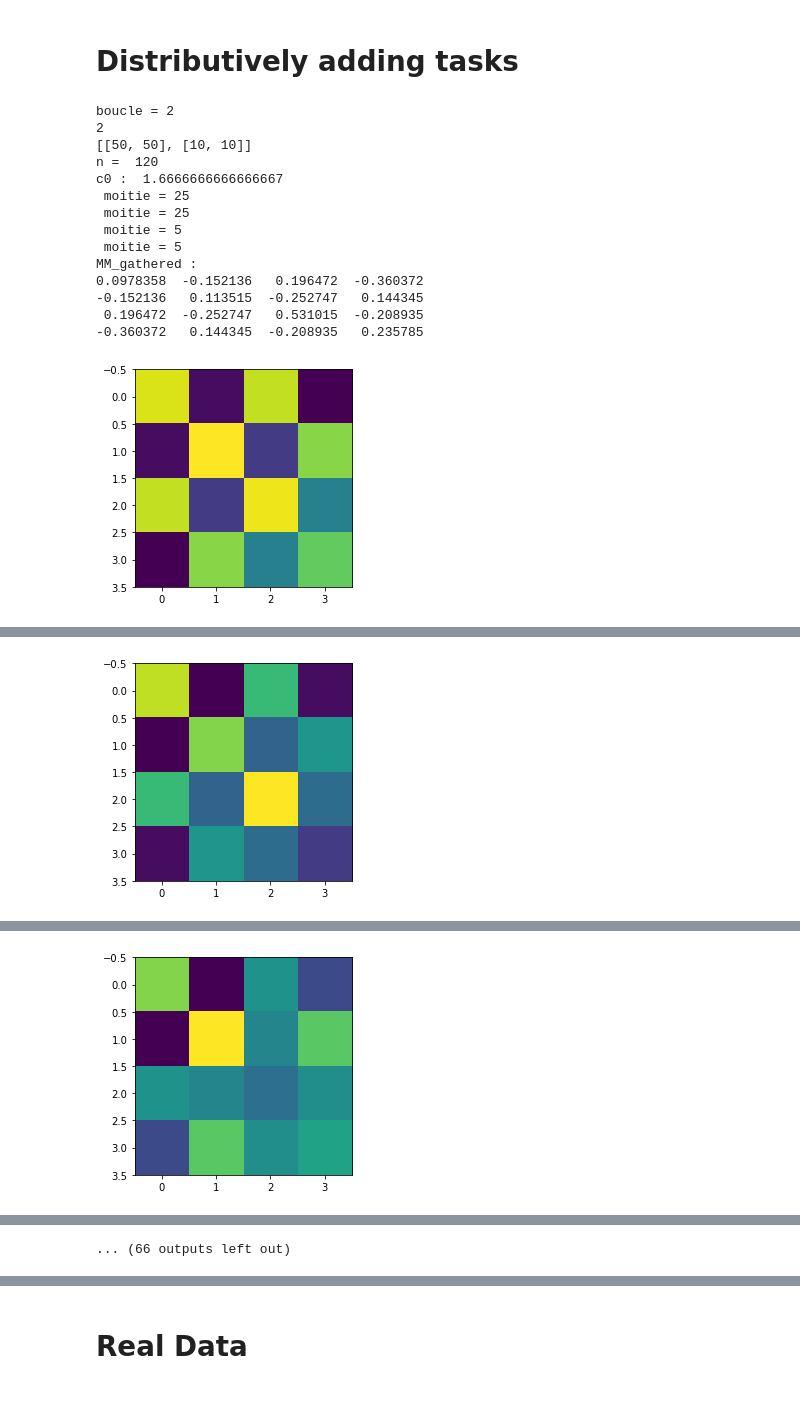
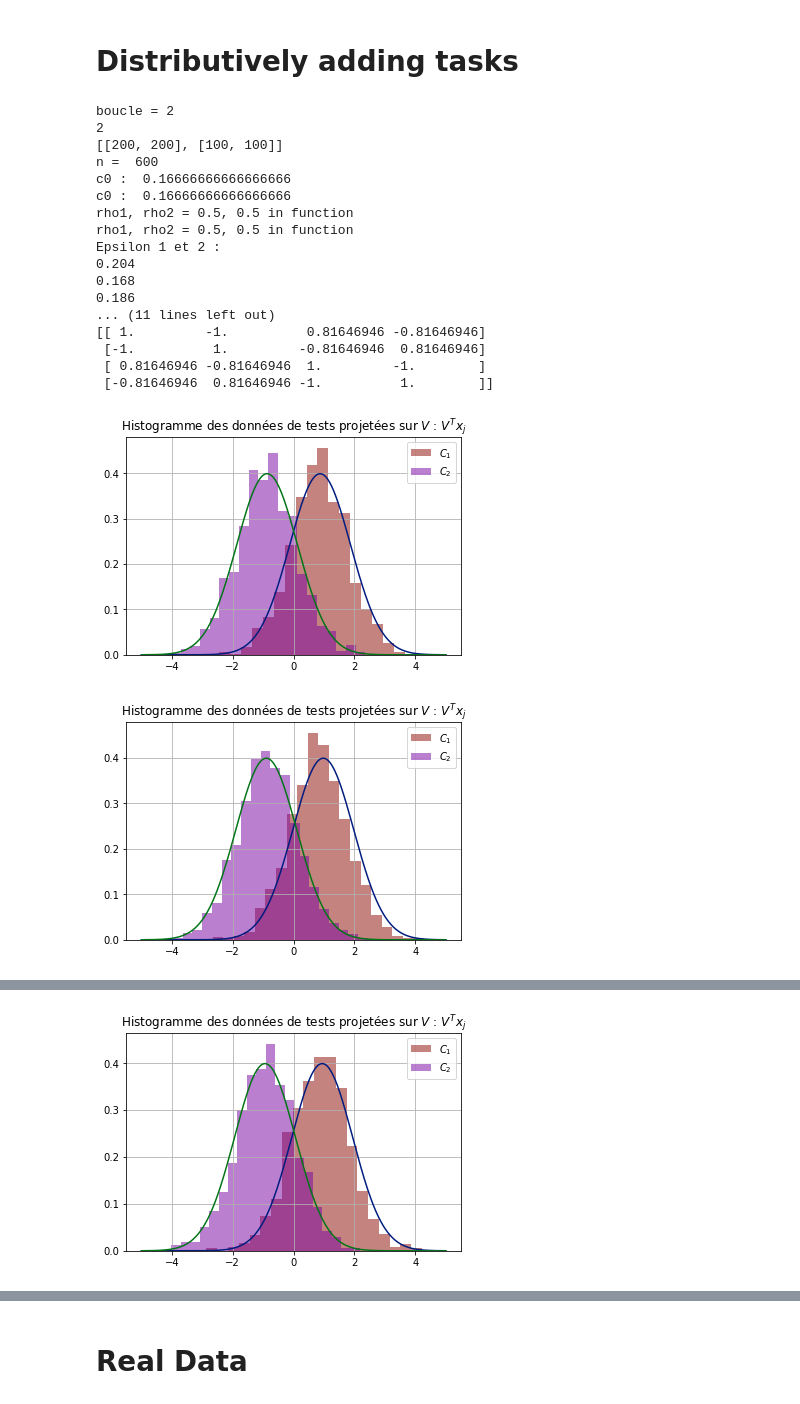
Before and after one commit to Sami-fak/DistributedMTLSPCA, a Jupyter notebook: binary-based_MTL.ipynb, the cells around one changed output, grey strips where cells are left out. Cells and saved outputs as stored; diff of their text form; code cells hidden in the pictures.

```diff
--- a/binary-based_MTL.ipynb
+++ b/binary-based_MTL.ipynb
@@ -305,14 +305,17 @@ def create_mt(t, m, y, Dc, correlation_matrix, c0):
 
     return m_t
 # %%
-def compute_score(V, x, m_t, rho1=0.5, rho2=0.5):
+def compute_score(V, x, m_t, rho1=0.5, rho2=0.5, average=True):
     """
     x vecteur aléatoire que l'on veut classifier
     On compare V^Tx à la moyenne des moyennes estimées pour les deux classes de la tache t
     """
     x_projection = np.transpose(V).dot(x)
 #     print(f"m_t[0], m_t[1] = {m_t[0]}, {m_t[1]}")
-    average_mean = 1/2*(m_t[0] + m_t[1]) - 1/(m_t[0]-m_t[1])*np.log(rho1/rho2)
+    if average:
+        average_mean = 1/2*(m_t[0] + m_t[1]) - 1/(m_t[0]-m_t[1])*np.log(rho1/rho2)
+    else:
+        average_mean = 0
 #     print(f"avg : {average_mean}")
     return (1 if x_projection > average_mean else -1)
 # %%
@@ -341,7 +344,7 @@ def plot_error_rate(nb_tasks, nb_classes, emp_rate, error_rate, m_t, Dc, M_cur):
     plt.title(f"Classification error rate per task")
     plt.show()
 # %%
-def compute_error_rate(X_test, V, m_t, nb_classes, n_t, Dc, c0, task_target=1, rho1=0.5, rho2=0.5, debug=False):
+def compute_error_rate(X_test, V, m_t, nb_classes, n_t, Dc, c0, task_target=1, rho1=0.5, rho2=0.5, debug=False, average=True):
     """
     Compute and plot classification error rate on test set
     """
@@ -354,8 +357,8 @@ def compute_error_rate(X_test, V, m_t, nb_classes, n_t, Dc, c0, task_target=1, r
             # on prend la transposée pour pouvoir travailler avec les colonnes
             if i==0:
                 print(f"rho1, rho2 = {rho1}, {rho2} in function")
-            score = compute_score(V, X_test[0][l].T[i].T, m_t[task_target], rho1, rho2)
-            # misclassifaction of class 0 in class 2
+            score = compute_score(V, X_test[0][l].T[i].T, m_t[task_target], rho1, rho2, average)
+            # misclassifaction of class 0 in class 2,
             if (score == -1 and l == 0):
                 error +=1
                 eps1+=1
@@ -959,7 +962,7 @@ def gather_empirical_mean(nb_tasks, nb_classes, emp_means, diag_means, p, n_t):
 
     return M
 # %%
-def merging_center(MM, diag, t, m, p, n, n_t, task_target=None, display=False):
+def merging_center(MM, diag, t, m, p, n, n_t, task_target=None, display=False, normalization=False):
     """
     Recoit les moyennes empiriques des k clients, calcule la matrice de corrélation, les labels optimaux et renvoie le vecteur V
     Renvoie y un vecteur de labels optimaux adapté à chaque client. (à changer?)
@@ -975,7 +978,8 @@ def merging_center(MM, diag, t, m, p, n, n_t, task_target=None, display=False):
     #diag = [diag1[0], diag1[1], etc.]
     #emp_means = [MM11, MM12, MM21, MM22, MM31, ...]
     MM_gathered = gather_empirical_mean(t, m, emp_means, diagonal, p, n_t)
-    MM_gathered /= np.linalg.norm(MM_gathered)
+    if normalization:
+        MM_gathered /= np.linalg.norm(MM_gathered)
     if display:
         print("MM_gathered : ")
         matprint(MM_gathered)
@@ -1045,7 +1049,7 @@ for b in beta:
     # CENTRAL SERVER
         # sending empirical means to central server
         # y est un vecteur de vecteurs de labels optimaux
-        V, y, correlation_matrix, Dc, c0 = merging_center(MM, diag, t, m, p, n, n_t, task_target)
+        V, y, correlation_matrix, Dc, c0 = merging_center(MM, diag, t, m, p, n, n_t, task_target, normalization=True)
 
     # END CENTRAL SERVER
 
@@ -1061,8 +1065,10 @@ for b in beta:
 #         epsilon2.append(eps2)
 
     x = np.linspace(-5,5, 500)
-    plt.plot(x, norm.pdf(x, m_t_true[1][0], 1))
-    plt.plot(x, norm.pdf(x, m_t_true[1][1], 1))
+    plt.plot(x, norm.pdf(x, m_t_true[1][0], 1), label=r"true m_{t1}")
+    plt.plot(x, norm.pdf(x, m_t_true[1][1], 1), label=r"true m_{t2}")
+    plt.plot(x, norm.pdf(x, m_t[1][0], 1), label=r"m_{t1}")
+    plt.plot(x, norm.pdf(x, m_t[1][1], 1), label=r"m_{t2}")
     debug_histogram(V, X_test_aggregated, n_t_test)
     emp_rate.append(np.mean(err))
 #     e1.append(np.mean(epsilon1))
@@ -1175,12 +1181,10 @@ plt.show()
 # %%prun -s cumulative
 %matplotlib inline
 # profiling
-p = 200
+p = 100
 m = 2
 
-nb_tasks = 5
-step = 10
-t = [2**i for i in range(1,7)]
+t = [2**i for i in range(1,5)]
 n_t_test = [[1000, 1000]]
 nt = sum(n_t_test[0])
 
@@ -1208,7 +1212,7 @@ for idx,b in enumerate(t):
     else:
         boucle = b-t[idx-1]
     print(f"boucle = {boucle}")
-    to_add = ([50, 50], [10, 10])*boucle
+    to_add = ([200, 200], [100, 100])*boucle
     for i in range(boucle):
 #         print(f"beta = {betat[beta]}")
         mean = mean_matrix(p, beta=betat[beta], k=1, starting=0)
@@ -1235,7 +1239,7 @@ for idx,b in enumerate(t):
     rho1 = n_t[1][0]/sum(n_t[1])
     rho2 = n_t[1][1]/sum(n_t[1])
     J = create_J(m, b, n, n_t)
-    for l in range(5):
+    for l in range(2):
         X, y_bs = gaussian_synthetic_data(n, p, m, b, n_t, M)
         MM = []
         diag = []
@@ -1246,7 +1250,7 @@ for idx,b in enumerate(t):
             MM.append(MM1)
             diag.append(diag1)
 
-        V, y, correlation_matrix, Dc, c0 = merging_center(MM, diag, b, m, p, n, n_t, task_target, True)
+        V, y, correlation_matrix, Dc, c0 = merging_center(MM, diag, b, m, p, n, n_t, task_target, False, normalization=True)
         X_test_aggregated = aggregate_array(X_test, p, nt, 1, m)
         X_train_aggregated = aggregate_array(X, p, nt, b, m)
         print("c0 : ",c0)
@@ -1254,47 +1258,51 @@ for idx,b in enumerate(t):
         V_true = compute_V_old(y_true, X_train_aggregated, J)
         V_true = np.reshape(V_true, p)
 
-        erreur_empirique, eps1, eps2 = compute_error_rate(X_test, V, m_t, m, n_t_test, Dc, c0, 1, rho1, rho2, True)
+        erreur_empirique, eps1, eps2 = compute_error_rate(X_test, V, m_t, m, n_t_test, Dc, c0, 1, rho1, rho2, True, average=True)
         err.append(erreur_empirique)
     print(MM_true)
     x = np.linspace(-5,5, 500)
     plt.plot(x, norm.pdf(x, m_t_true[1][0], 1))
     plt.plot(x, norm.pdf(x, m_t_true[1][1], 1))
     debug_histogram(V_true, X_test_aggregated, n_t_test)
     x = np.linspace(-5,5, 500)
     plt.plot(x, norm.pdf(x, m_t[1][0], 1))
     plt.plot(x, norm.pdf(x, m_t[1][1], 1))
     debug_histogram(V, X_test_aggregated, n_t_test)
     erreur_th = optimal_rate(xx, rho1, rho2)
     emp_rate.append(np.mean(err))
     var.append(np.std(err))
     th_rate.append(erreur_th)
 
 %matplotlib qt
 lower = np.array(emp_rate) - np.array(var)
 upper = np.array(emp_rate) + np.array(var)
 plt.fill_between(t, lower, upper, alpha=0.2, label="variance")
 plt.plot(t, emp_rate, "-o", label='empirical rate')
 plt.plot(t, th_rate, '-o', label='theoritical rate')
 plt.xlabel("Nombre de tâches")
 plt.ylabel("Taux d'erreur")
 plt.title(r"Taux d'erreur empirique et théorique")
 plt.legend()
 plt.grid()
 plt.show()
 # %% [output]
 boucle = 2
 2
-[[50, 50], [10, 10]]
-n =  120
-c0 :  1.6666666666666667
- moitie = 25
- moitie = 25
- moitie = 5
- moitie = 5
-MM_gathered :
-0.0978358  -0.152136   0.196472  -0.360372
--0.152136   0.113515  -0.252747   0.144345
- 0.196472  -0.252747   0.531015  -0.208935
--0.360372   0.144345  -0.208935   0.235785
+[[200, 200], [100, 100]]
+n =  600
+c0 :  0.16666666666666666
+c0 :  0.16666666666666666
+rho1, rho2 = 0.5, 0.5 in function
+rho1, rho2 = 0.5, 0.5 in function
+Epsilon 1 et 2 :
+0.204
+0.168
+0.186
+... (11 lines left out)
+[[ 1.         -1.          0.81646946 -0.81646946]
+ [-1.          1.         -0.81646946  0.81646946]
+ [ 0.81646946 -0.81646946  1.         -1.        ]
+ [-0.81646946  0.81646946 -1.          1.        ]]
-[figure, old version]
+[figure, new version]
+[figure, new version]
@@ -1318 +1326 @@ Epsilon 1 et 2 :
-[figure, old version]
+[figure, new version]
@@ -1336 +1344,0 @@ Epsilon 1 et 2 :
-[figure, old version]
@@ -1391 +1363,0 @@ erreur empirirque = 0.3385
-... (66 outputs left out)
```
Also changed, not shown: parts of 4 cells of this notebook, 8 other files.
